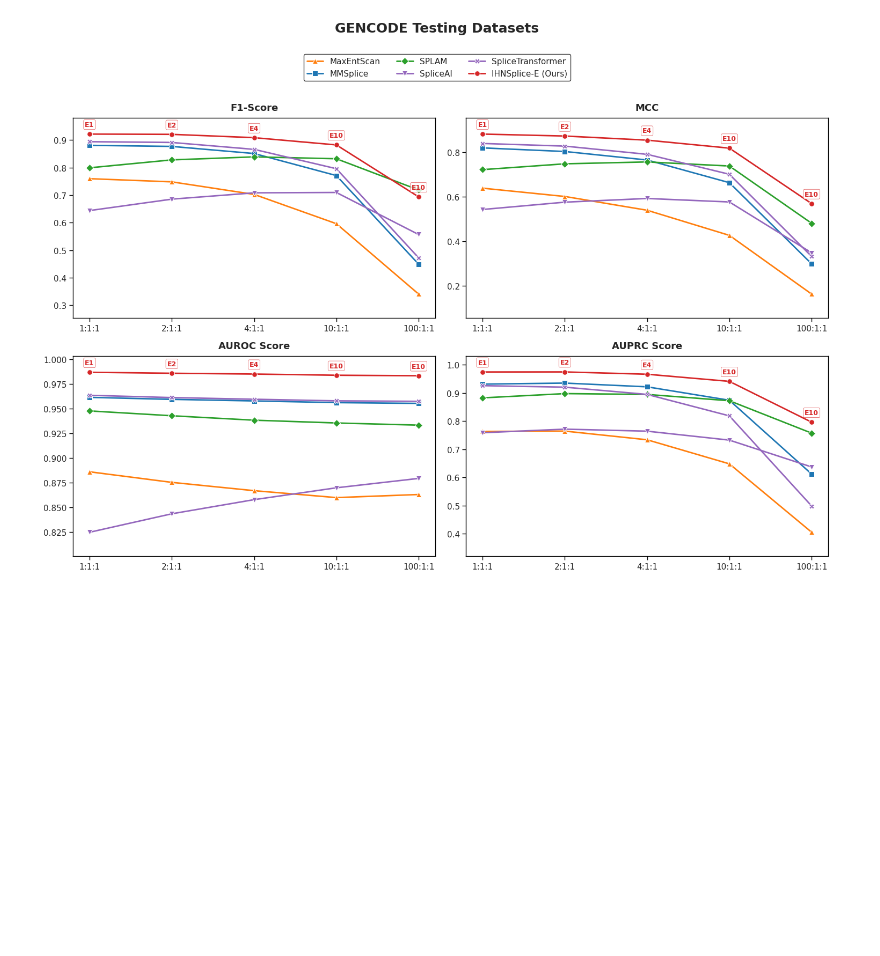
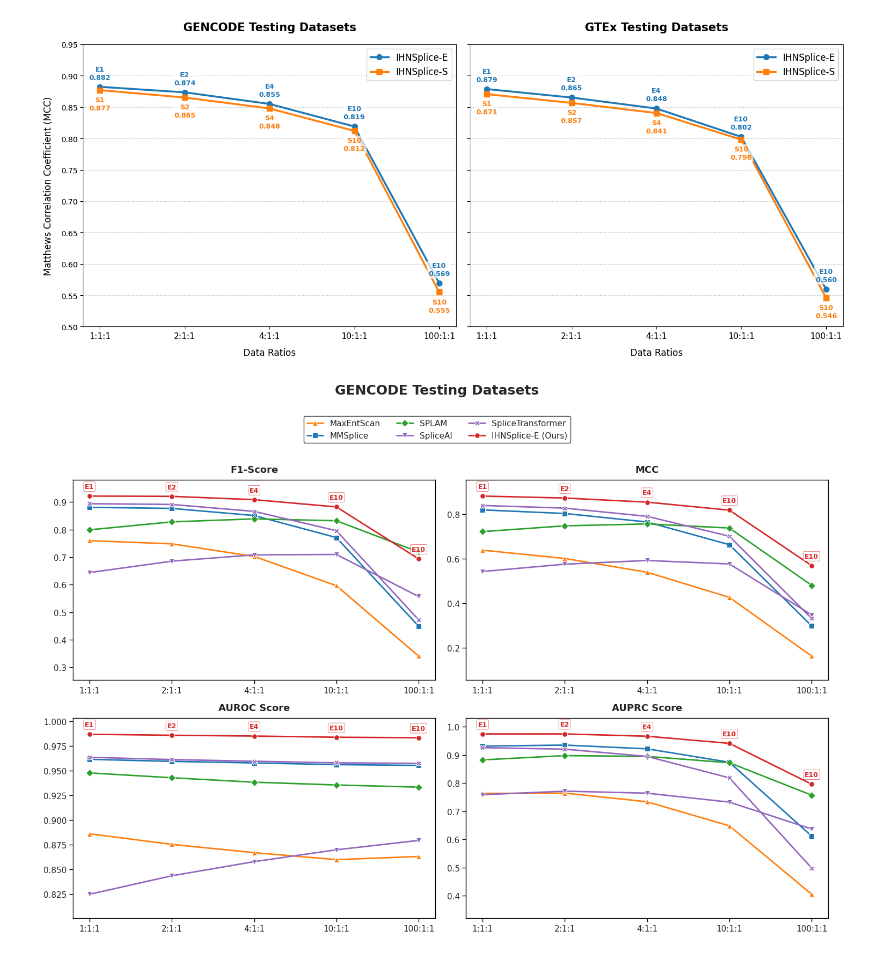
Before and after one commit to 36JungKwan/Bio_sequence_Research_AITALAB, a Jupyter notebook: benchmark/task1_splicing_prediction/Visualization/a.ipynb, the cells around one changed output. Cells and saved outputs as stored; diff of their text form; code cells hidden in the pictures; blank space fills up the shorter version.

Commit message:
adjust fig title

```diff
--- a/benchmark/task1_splicing_prediction/Visualization/a.ipynb
+++ b/benchmark/task1_splicing_prediction/Visualization/a.ipynb
@@ -216,3 +136,86 @@ plt.show()
+# %%
+import matplotlib.pyplot as plt
+import numpy as np
+
+# Cài đặt cấu hình hiển thị font chữ công thức và nhãn
+plt.rcParams['font.family'] = 'sans-serif'
+plt.rcParams['font.sans-serif'] = ['DejaVu Sans', 'Arial', 'Helvetica']
+
+# Dữ liệu trục X (Các tỷ lệ mẫu)
+ratios = ['1:1:1', '2:1:1', '4:1:1', '10:1:1', '100:1:1']
+x = np.arange(len(ratios))
+
+# --- DATASET 1: GENCODE ---
+gencode_e = [0.8823, 0.8735, 0.8550, 0.8190, 0.5692]
+gencode_s = [0.8770, 0.8652, 0.8478, 0.8120, 0.5549]
+gencode_e_labels = ['E1', 'E2', 'E4', 'E10', 'E10']
+gencode_s_labels = ['S1', 'S2', 'S4', 'S10', 'S10']
+
+# --- DATASET 2: GTEx ---
+gtex_e = [0.8787, 0.8652, 0.8477, 0.8025, 0.5597]
+gtex_s = [0.8706, 0.8566, 0.8405, 0.7982, 0.5460]
+gtex_e_labels = ['E1', 'E2', 'E4', 'E10', 'E10']
+gtex_s_labels = ['S1', 'S2', 'S4', 'S10', 'S10']
+
+# Khởi tạo khung hình gộp gồm 2 hình thành 1 (1 hàng, 2 cột)
+fig, (ax1, ax2) = plt.subplots(1, 2, figsize=(15, 7), sharey=True)
+
+# Bảng màu cho đường
+line_color_e = '#1f77b4'  # Màu đường nối dòng E (Steel Blue)
+line_color_s = '#ff7f0e'  # Màu đường nối dòng S/Base (Safety Orange)
+
+# Hàm vẽ tự động cho từng Dataset
+def plot_dataset(ax, title, e_values, s_values, e_labels, s_labels, s_legend_name):
+    # Vẽ biểu đồ đường trực tiếp trên tọa độ x
+    ax.plot(x, e_values, marker='o', markersize=7, color=line_color_e, linewidth=2.5, linestyle='-', label='IHNSplice-E')
+    ax.plot(x, s_values, marker='s', markersize=7, color=line_color_s, linewidth=2.5, linestyle='-', label=s_legend_name)
+
+    # Tạo nhãn chữ có hộp nền trắng mờ để tránh bị đường line đè lem nhem
+    bbox_props = dict(boxstyle="round,pad=0.2", fc="white", ec="none", alpha=0.7)
+
+    for i in range(len(x)):
+        # Hiển thị nhãn Model + Giá trị trên đường E (Đẩy lên trên: xytext=(0, 8), va='bottom')
+        ax.annotate(f'{e_labels[i]}\n{e_values[i]:.3f}',
+                    xy=(x[i], e_values[i]),
+                    xytext=(0, 8),
+                    textcoords="offset points",
+                    ha='center', va='bottom', fontsize=9, fontweight='bold',
+                    color=line_color_e, bbox=bbox_props)
+
+        # Hiển thị nhãn Model + Giá trị trên đường S (Kéo xuống dưới: xytext=(0, -8), va='top')
+        ax.annotate(f'{s_labels[i]}\n{s_values[i]:.3f}',
+                    xy=(x[i], s_values[i]),
+                    xytext=(0, -8),
+                    textcoords="offset points",
+                    ha='center', va='top', fontsize=9, fontweight='bold',
+                    color=line_color_s, bbox=bbox_props)
+
+    # Cấu hình các thông số trục, tiêu đề
+    ax.set_title(title, fontsize=15, fontweight='bold', pad=18)
+    ax.set_xticks(x)
+    ax.set_xticklabels(ratios, fontsize=11)
+    ax.set_xlabel('Data Ratios', fontsize=12, labelpad=10)
+    ax.set_ylim(0.50, 0.95)  # Nới nhẹ trục tung lên 0.95 để có không gian cho nhãn E1
+
+    # Thêm đường lưới ngang mờ giúp đọc biểu đồ đường dễ hơn
+    ax.grid(axis='y', linestyle=':', alpha=0.6, color='gray')
+
+    # Bật Legend cục bộ
+    ax.legend(loc='upper right', fontsize=12, framealpha=0.9)
+
+# Tiến hành vẽ biểu đồ
+plot_dataset(ax1, 'GENCODE Testing Datasets', gencode_e, gencode_s, gencode_e_labels, gencode_s_labels, s_legend_name='IHNSplice-S')
+
+# Sửa lại s_legend_name thành IHNSplice-S cho chuẩn (trong code cũ của bạn bị copy nhầm thành IHNSplice-E)
+plot_dataset(ax2, 'GTEx Testing Datasets', gtex_e, gtex_s, gtex_e_labels, gtex_s_labels, s_legend_name='IHNSplice-S')
+
+# Đặt nhãn trục tung cho hình bên trái
+ax1.set_ylabel('Matthews Correlation Coefficient (MCC)', fontsize=12, labelpad=10)
+
+plt.tight_layout(rect=[0, 0.03, 1, 0.95])
+plt.show()
+# %% [output]
+[figure, added]
 # %%
 import json
 import pandas as pd
```
Also changed, not shown: parts of 4 cells of this notebook, 4 other files.
